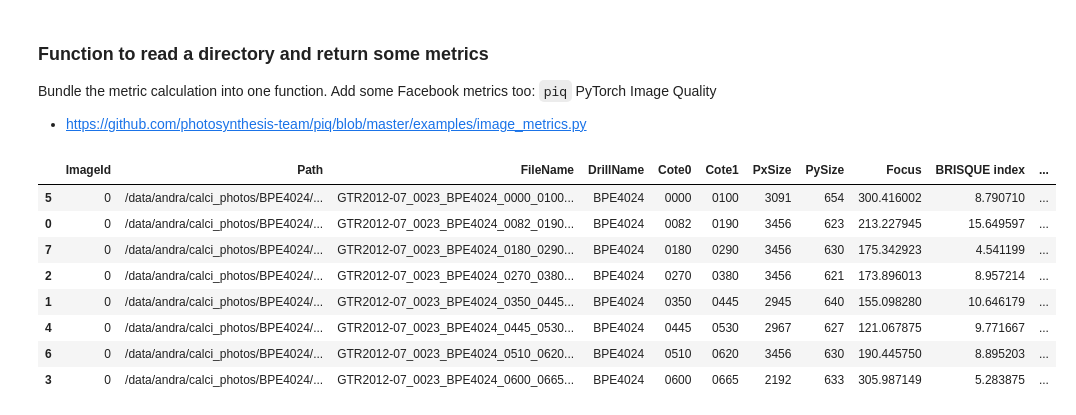
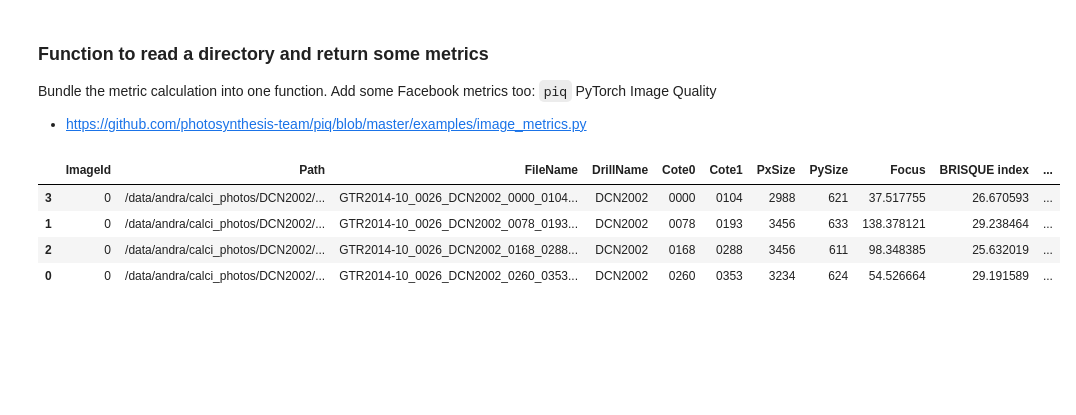
Before and after one commit to zwergon/calcimetry, a Jupyter notebook: notebooks/image-quality.ipynb, the cells around one changed output. Drawn from its saved outputs; the diff is of its cells as text; code cells hidden in the pictures; blank space fills up the shorter version.

```diff
--- a/notebooks/image-quality.ipynb
+++ b/notebooks/image-quality.ipynb
@@ -88,12 +89,16 @@ def read_directory(dirname, allfiles, quiet=True):
     for file in allfiles:
         if dirname in file:
             img = server.get_file(file, quiet)
+            #if img.size() > 89478485:
+            #    continue
             l0 = file.split('/')[-1]
             l1 = l0.split('.')[0]
             l2 = l1.split('_')
             if len(l2)<3:
                 continue
             width, height = img.size
+            if width*height > 89478485:
+                print(f'Not enough memory to process image {file} with PyTorch on local ')
             ImageId.append(0)
             Path.append(file)
             FileName.append(l0)
@@ -107,16 +112,26 @@ def read_directory(dirname, allfiles, quiet=True):
             gray = cv2.cvtColor(np.asarray(img), cv2.COLOR_BGR2GRAY)
             Focus.append(variance_of_laplacian(gray))
 
-            # pytorch image quality
-            x = torch.tensor(np.asarray(img)).permute(2, 0, 1)[None, ...] / 255.
+            # pytorch image quality, use try, except loop to kep going if image is too large or does not conform
+            try:
+                x = torch.tensor(np.asarray(img)).permute(2, 0, 1)[None, ...] / 255.
+                if torch.cuda.is_available():
+                    # Move to GPU to make computaions faster
+                    # print(torch.cuda.is_available())
+                    x = x.cuda()
+                brisque_index: torch.Tensor = piq.brisque(x, data_range=1., reduction='none')
+                brisque_loss: torch.Tensor = piq.BRISQUELoss(data_range=1., reduction='none')(x)
+
+                BRISQUE_i.append(brisque_index.item())
+                BRISQUE_l.append(brisque_loss.item())
+            except:
+                print(f'Error in PyTorch with image {file}')
+                BRISQUE_i.append(np.nan)
+                BRISQUE_l.append(np.nan)
+
             if torch.cuda.is_available():
-                # Move to GPU to make computaions faster
-                x = x.cuda()
-            brisque_index: torch.Tensor = piq.brisque(x, data_range=1., reduction='none')
-            brisque_loss: torch.Tensor = piq.BRISQUELoss(data_range=1., reduction='none')(x)
-
-            BRISQUE_i.append(brisque_index.item())
-            BRISQUE_l.append(brisque_loss.item())
+                torch.cuda.empty_cache()
+            del x
 
 
     d = {'ImageId':ImageId, 'Path':Path, 'FileName':FileName, 'DrillName':DrillName,
@@ -126,18 +141,14 @@ def read_directory(dirname, allfiles, quiet=True):
 
     return df
 # %%
-df = read_directory(sortedlist[1], files)
+df = read_directory(sortedlist[3], files)
 df.sort_values('Cote0')
 # %% [output]
 |  | ImageId | Path | FileName | DrillName | Cote0 | Cote1 | PxSize | PySize | Focus | BRISQUE index | ... |
-| 5 | 0 | /data/andra/calci_photos/BPE4024/... | GTR2012-07_0023_BPE4024_0000_0100... | BPE4024 | 0000 | 0100 | 3091 | 654 | 300.416002 | 8.790710 | ... |
-| 0 | 0 | /data/andra/calci_photos/BPE4024/... | GTR2012-07_0023_BPE4024_0082_0190... | BPE4024 | 0082 | 0190 | 3456 | 623 | 213.227945 | 15.649597 | ... |
-| 7 | 0 | /data/andra/calci_photos/BPE4024/... | GTR2012-07_0023_BPE4024_0180_0290... | BPE4024 | 0180 | 0290 | 3456 | 630 | 175.342923 | 4.541199 | ... |
-| 2 | 0 | /data/andra/calci_photos/BPE4024/... | GTR2012-07_0023_BPE4024_0270_0380... | BPE4024 | 0270 | 0380 | 3456 | 621 | 173.896013 | 8.957214 | ... |
-| 1 | 0 | /data/andra/calci_photos/BPE4024/... | GTR2012-07_0023_BPE4024_0350_0445... | BPE4024 | 0350 | 0445 | 2945 | 640 | 155.098280 | 10.646179 | ... |
-| 4 | 0 | /data/andra/calci_photos/BPE4024/... | GTR2012-07_0023_BPE4024_0445_0530... | BPE4024 | 0445 | 0530 | 2967 | 627 | 121.067875 | 9.771667 | ... |
-| 6 | 0 | /data/andra/calci_photos/BPE4024/... | GTR2012-07_0023_BPE4024_0510_0620... | BPE4024 | 0510 | 0620 | 3456 | 630 | 190.445750 | 8.895203 | ... |
-| 3 | 0 | /data/andra/calci_photos/BPE4024/... | GTR2012-07_0023_BPE4024_0600_0665... | BPE4024 | 0600 | 0665 | 2192 | 633 | 305.987149 | 5.283875 | ... |
+| 3 | 0 | /data/andra/calci_photos/DCN2002/... | GTR2014-10_0026_DCN2002_0000_0104... | DCN2002 | 0000 | 0104 | 2988 | 621 | 37.517755 | 26.670593 | ... |
+| 1 | 0 | /data/andra/calci_photos/DCN2002/... | GTR2014-10_0026_DCN2002_0078_0193... | DCN2002 | 0078 | 0193 | 3456 | 633 | 138.378121 | 29.238464 | ... |
+| 2 | 0 | /data/andra/calci_photos/DCN2002/... | GTR2014-10_0026_DCN2002_0168_0288... | DCN2002 | 0168 | 0288 | 3456 | 611 | 98.348385 | 25.632019 | ... |
+| 0 | 0 | /data/andra/calci_photos/DCN2002/... | GTR2014-10_0026_DCN2002_0260_0353... | DCN2002 | 0260 | 0353 | 3234 | 624 | 54.526664 | 29.191589 | ... |
 # %%
 img = server.get_file(df['Path'][df['BRISQUE index'].idxmax()])
 plt.imshow(img)
```
Also changed, not shown: parts of 11 cells of this notebook.
